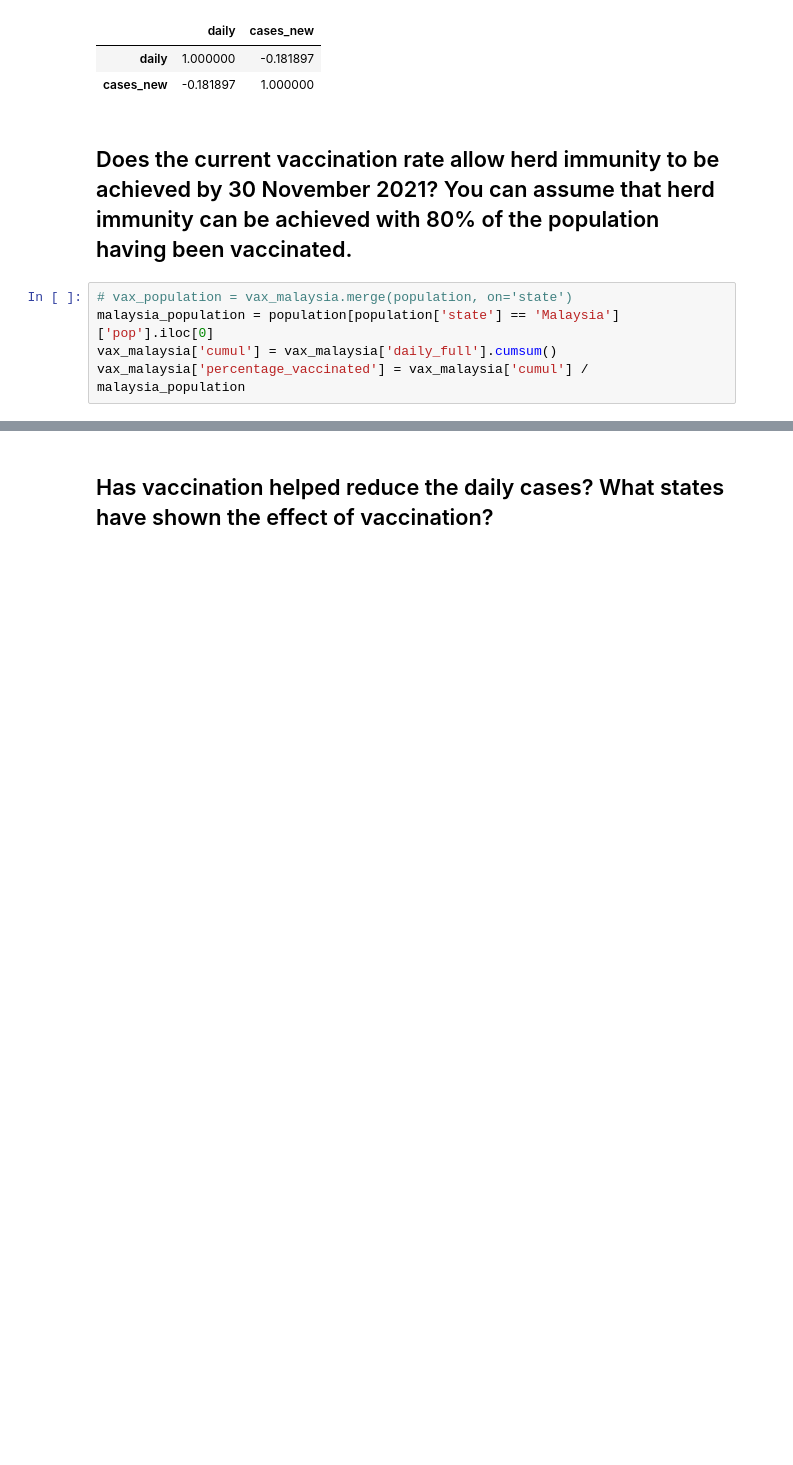
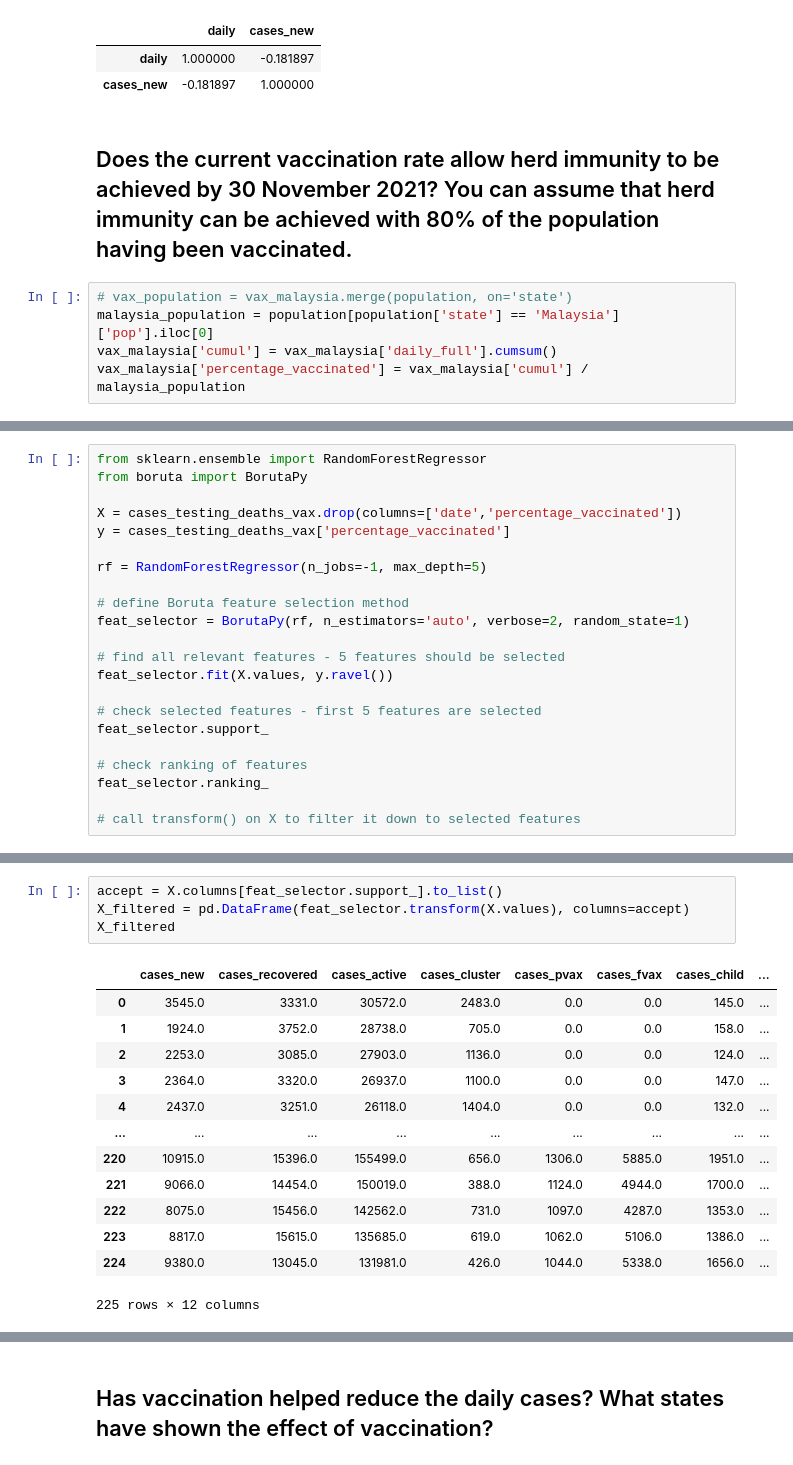
Before and after one commit to sidharrth2002/covid-streamlit-2, a Jupyter notebook: exploration.ipynb, the cells around one changed output, grey strips where cells are left out. Saved outputs shown, nothing was run; the diff lists cells and outputs as text; blank space fills up the shorter version.

```diff
--- a/exploration.ipynb
+++ b/exploration.ipynb
@@ -982,0 +1012,22 @@ vax_malaysia.plot.line(x='date', y='percentage_vaccinated', figsize=(20,10))
+# %%
+from sklearn.ensemble import RandomForestRegressor
+from boruta import BorutaPy
+
+X = cases_testing_deaths_vax.drop(columns=['date','percentage_vaccinated'])
+y = cases_testing_deaths_vax['percentage_vaccinated']
+
+rf = RandomForestRegressor(n_jobs=-1, max_depth=5)
+
+# define Boruta feature selection method
+feat_selector = BorutaPy(rf, n_estimators='auto', verbose=2, random_state=1)
+
+# find all relevant features - 5 features should be selected
+feat_selector.fit(X.values, y.ravel())
+
+# check selected features - first 5 features are selected
+feat_selector.support_
+
+# check ranking of features
+feat_selector.ranking_
+
+# call transform() on X to filter it down to selected features
@@ -982,0 +1053,18 @@ vax_malaysia.plot.line(x='date', y='percentage_vaccinated', figsize=(20,10))
+# %%
+accept = X.columns[feat_selector.support_].to_list()
+X_filtered = pd.DataFrame(feat_selector.transform(X.values), columns=accept)
+X_filtered
+# %% [output]
+|  | cases_new | cases_recovered | cases_active | cases_cluster | cases_pvax | cases_fvax | cases_child | ... |
+| 0 | 3545.0 | 3331.0 | 30572.0 | 2483.0 | 0.0 | 0.0 | 145.0 | ... |
+| 1 | 1924.0 | 3752.0 | 28738.0 | 705.0 | 0.0 | 0.0 | 158.0 | ... |
+| 2 | 2253.0 | 3085.0 | 27903.0 | 1136.0 | 0.0 | 0.0 | 124.0 | ... |
+| 3 | 2364.0 | 3320.0 | 26937.0 | 1100.0 | 0.0 | 0.0 | 147.0 | ... |
+| 4 | 2437.0 | 3251.0 | 26118.0 | 1404.0 | 0.0 | 0.0 | 132.0 | ... |
+| ... | ... | ... | ... | ... | ... | ... | ... | ... |
+| 220 | 10915.0 | 15396.0 | 155499.0 | 656.0 | 1306.0 | 5885.0 | 1951.0 | ... |
+| 221 | 9066.0 | 14454.0 | 150019.0 | 388.0 | 1124.0 | 4944.0 | 1700.0 | ... |
+| 222 | 8075.0 | 15456.0 | 142562.0 | 731.0 | 1097.0 | 4287.0 | 1353.0 | ... |
+| 223 | 8817.0 | 15615.0 | 135685.0 | 619.0 | 1062.0 | 5106.0 | 1386.0 | ... |
+| 224 | 9380.0 | 13045.0 | 131981.0 | 426.0 | 1044.0 | 5338.0 | 1656.0 | ... |
+225 rows × 12 columns
```
Also changed, not shown: parts of 17 cells of this notebook.
